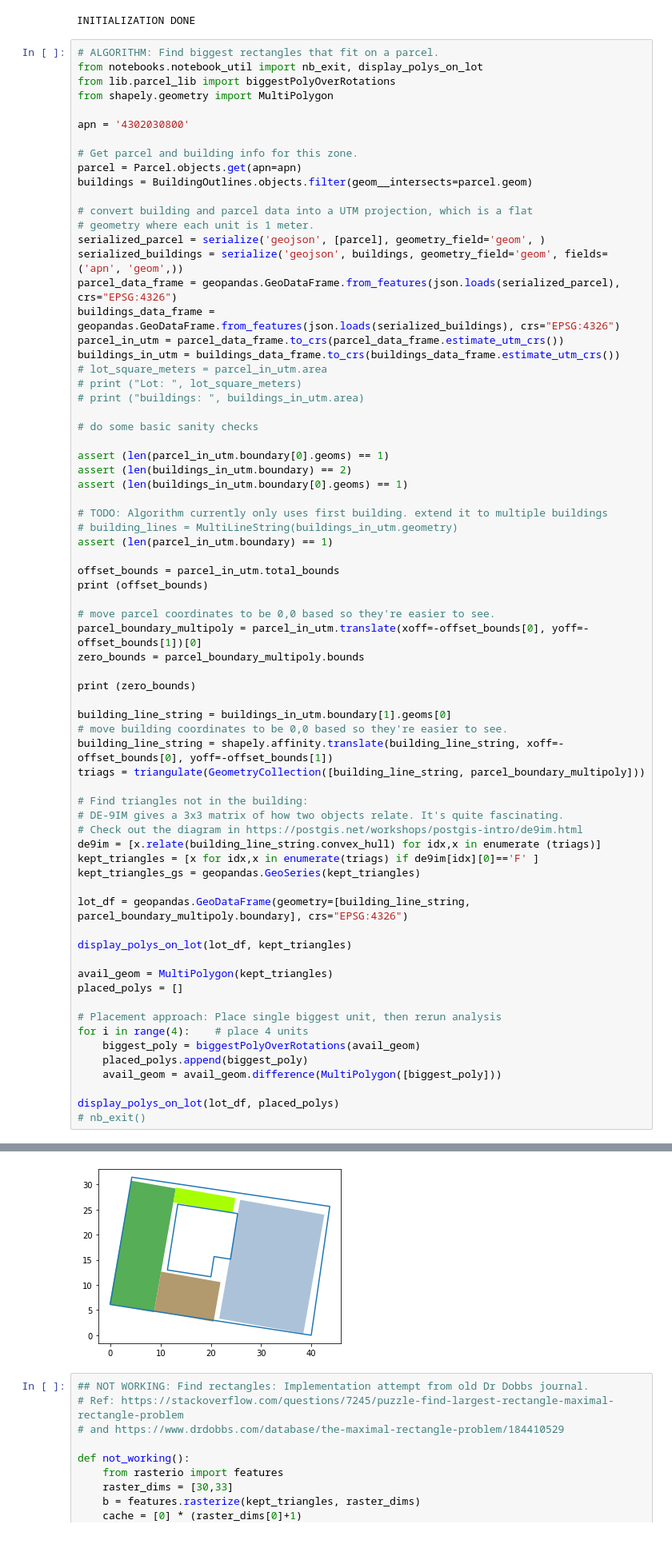
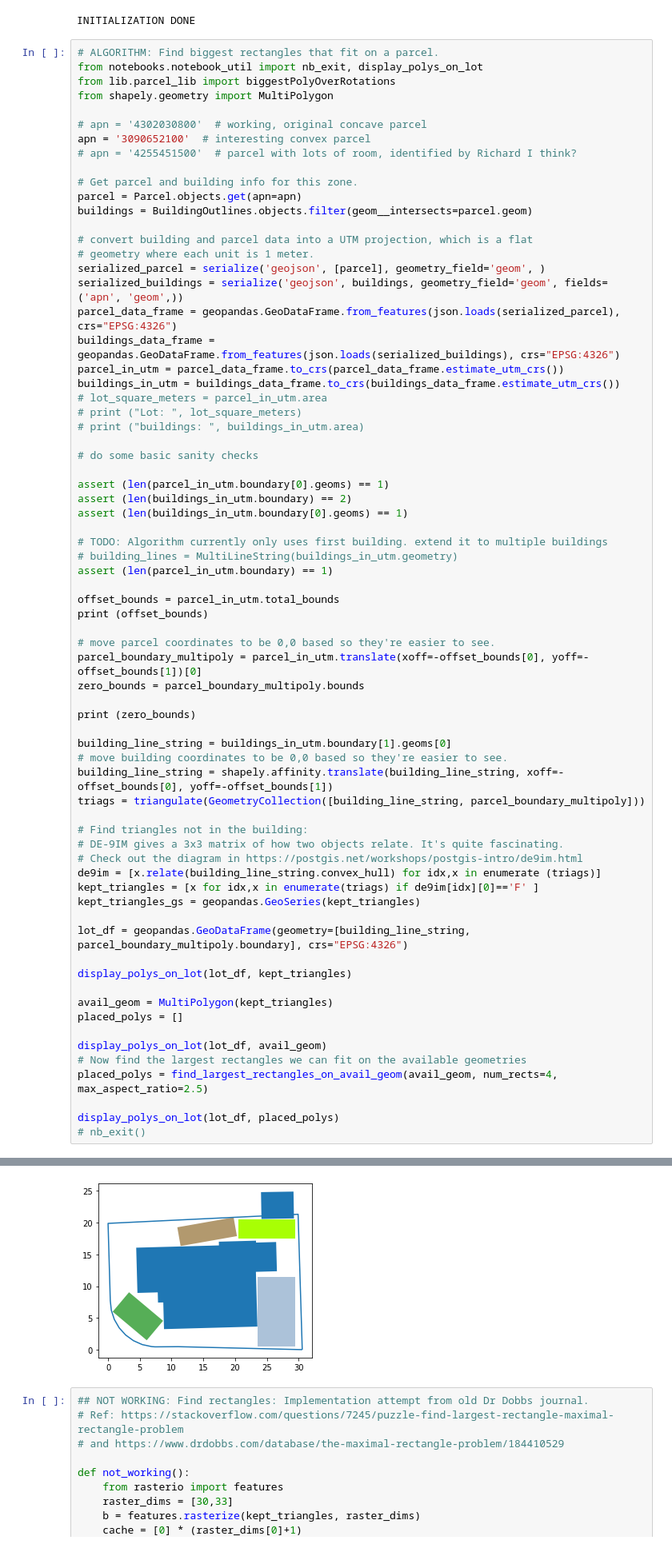
Before and after one commit to nilsbunger/parcel-browser, a Jupyter notebook: notebooks/parcel_play.ipynb, the cells around one changed output, grey strips where cells are left out. Shown at 80% size. Drawn from its saved outputs; the diff is of its cells as text.

Commit message:
add aspect ratio constraint

```diff
--- a/notebooks/parcel_play.ipynb
+++ b/notebooks/parcel_play.ipynb
@@ -33,7 +33,9 @@ from notebooks.notebook_util import nb_exit, display_polys_on_lot
 from lib.parcel_lib import biggestPolyOverRotations
 from shapely.geometry import MultiPolygon
 
-apn = '4302030800'
+# apn = '4302030800'  # working, original concave parcel
+apn = '3090652100'  # interesting convex parcel
+# apn = '4255451500'  # parcel with lots of room, identified by Richard I think?
 
 # Get parcel and building info for this zone.
 parcel = Parcel.objects.get(apn=apn)
@@ -69,39 +71,37 @@ parcel_boundary_multipoly = parcel_in_utm.translate(xoff=-offset_bounds[0], yoff
 zero_bounds = parcel_boundary_multipoly.bounds
 
 print (zero_bounds)
 
 building_line_string = buildings_in_utm.boundary[1].geoms[0]
 # move building coordinates to be 0,0 based so they're easier to see.
 building_line_string = shapely.affinity.translate(building_line_string, xoff=-offset_bounds[0], yoff=-offset_bounds[1])
 triags = triangulate(GeometryCollection([building_line_string, parcel_boundary_multipoly]))
 
 # Find triangles not in the building:
 # DE-9IM gives a 3x3 matrix of how two objects relate. It's quite fascinating.
 # Check out the diagram in https://postgis.net/workshops/postgis-intro/de9im.html
 de9im = [x.relate(building_line_string.convex_hull) for idx,x in enumerate (triags)]
 kept_triangles = [x for idx,x in enumerate(triags) if de9im[idx][0]=='F' ]
 kept_triangles_gs = geopandas.GeoSeries(kept_triangles)
 
 lot_df = geopandas.GeoDataFrame(geometry=[building_line_string, parcel_boundary_multipoly.boundary], crs="EPSG:4326")
 
 display_polys_on_lot(lot_df, kept_triangles)
 
 avail_geom = MultiPolygon(kept_triangles)
 placed_polys = []
 
-# Placement approach: Place single biggest unit, then rerun analysis
-for i in range(4):    # place 4 units
-    biggest_poly = biggestPolyOverRotations(avail_geom)
-    placed_polys.append(biggest_poly)
-    avail_geom = avail_geom.difference(MultiPolygon([biggest_poly]))
+display_polys_on_lot(lot_df, avail_geom)
+# Now find the largest rectangles we can fit on the available geometries
+placed_polys = find_largest_rectangles_on_avail_geom(avail_geom, num_rects=4, max_aspect_ratio=2.5)
 
 display_polys_on_lot(lot_df, placed_polys)
 # nb_exit()
 # %% [output]
 [ 481344.90159829 3627355.3194314   481388.55213911 3627386.76797389]
 (0.0, 0.0, 43.65054081886774, 31.448542487807572)
 [figure]
-[figure, old version]
+[figure, new version]
 # %%
 ## NOT WORKING: Find rectangles: Implementation attempt from old Dr Dobbs journal.
 # Ref: https://stackoverflow.com/questions/7245/puzzle-find-largest-rectangle-maximal-rectangle-problem
```
Also changed, not shown: 1 other file.
